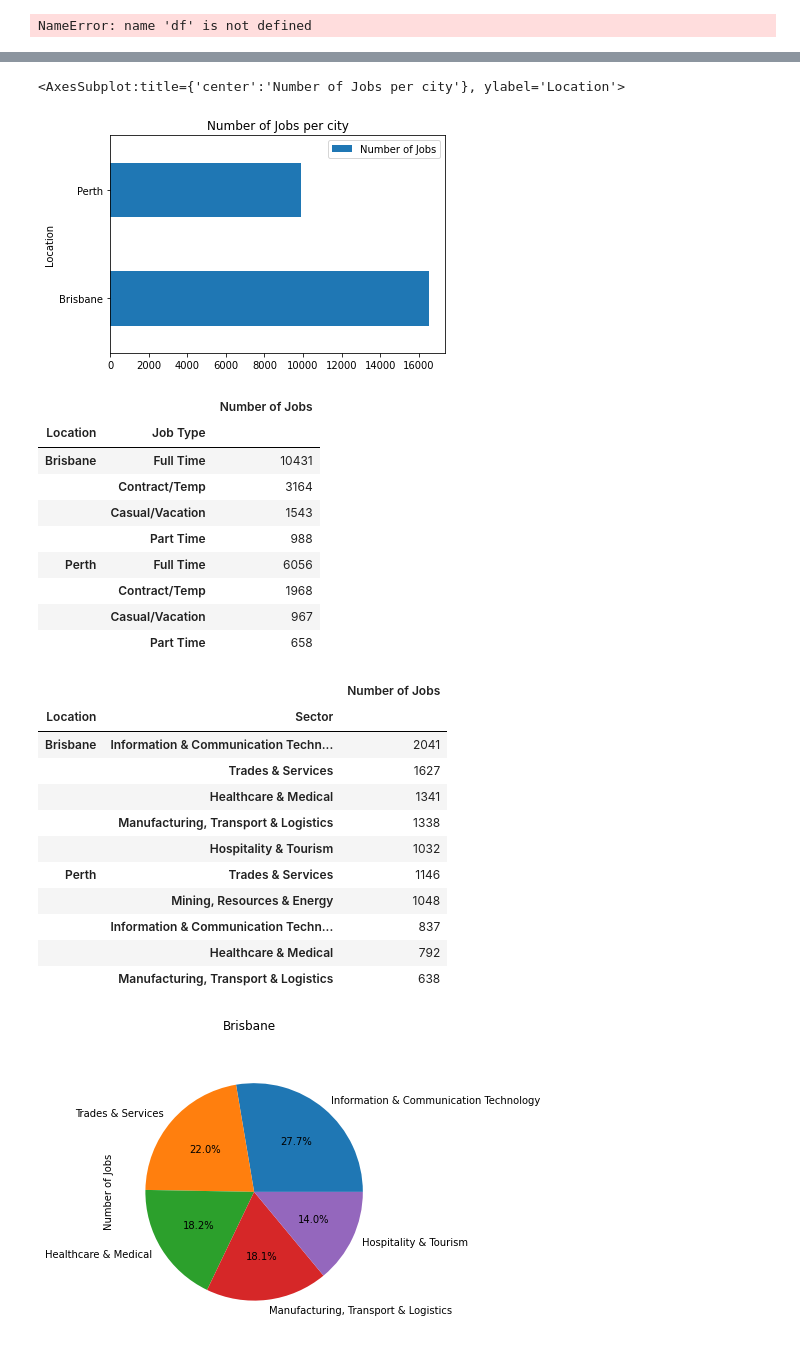
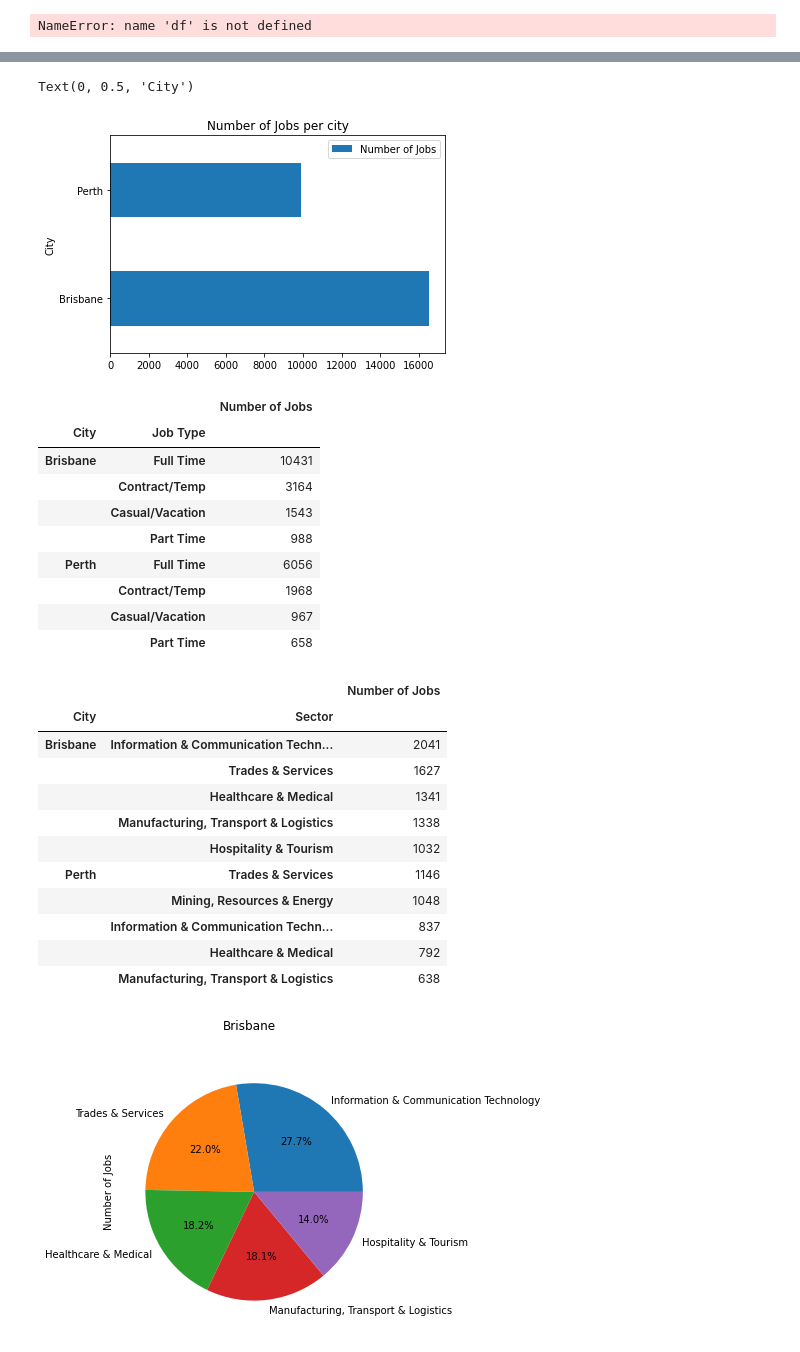
Before and after one commit to muriloOliveira7/7030ICTAssignmentPart2, a Jupyter notebook: job_market.ipynb, the cells around one changed output, grey strips where cells are left out. Cells and saved outputs as stored; diff of their text form; code cells hidden in the pictures.

```diff
--- a/job_market.ipynb
+++ b/job_market.ipynb
@@ -156,34 +156,35 @@ dfm.head()
 # %%
 # I will compare Brisbane and Perth in the next section
 # Counting the number of job posts per city (Brisbane and Perth)
 dfm0 = dfm.drop(['Id','Date','Company','JobType','Area','SubClassification','Requirement','FullDescription','Classification','LowestSalary','HighestSalary'], axis=1)
 dfm0 = dfm0[(dfm0['Location']=='Brisbane')]
 dfm0.rename({'Title':'Number of Jobs'}, axis=1, inplace=True)
 dfm0 = dfm0.groupby(['Location']).count().sort_values('Number of Jobs',ascending=False)
 
 dfm1 = dfm.drop(['Id','Date','Company','JobType','Area','SubClassification','Requirement','FullDescription','Classification','LowestSalary','HighestSalary'], axis=1)
 dfm1 = dfm1[(dfm1['Location']=='Perth')]
 dfm1.rename({'Title':'Number of Jobs'}, axis=1, inplace=True)
 dfm1 = dfm1.groupby(['Location']).count().sort_values('Number of Jobs',ascending=False)
 
 dfm0 = pd.concat(([dfm0,dfm1]))
 
-dfm0.plot(kind='barh', title='Number of Jobs per city')
+ax0 = dfm0.plot(kind='barh', title='Number of Jobs per city')
+ax0.set_ylabel('City')
 # %% [output]
-<AxesSubplot:title={'center':'Number of Jobs per city'}, ylabel='Location'>
+Text(0, 0.5, 'City')
-[figure, old version]
+[figure, new version]
 # %%
 # Couting the number of jobs divided by Job Type and Location
 dfm2 = dfm.drop(['Id','Date','Company','Area','SubClassification','Requirement','FullDescription','Classification','LowestSalary','HighestSalary'], axis=1)
 dfm2 = dfm2[(dfm2['Location']=='Brisbane')]
-dfm2.rename({'Title':'Number of Jobs', 'JobType': 'Job Type'}, axis=1, inplace=True)
-dfm2 = dfm2.groupby(['Location','Job Type']).count().sort_values('Number of Jobs',ascending=False)
+dfm2.rename({'Title':'Number of Jobs', 'JobType': 'Job Type', 'Location': 'City'}, axis=1, inplace=True)
+dfm2 = dfm2.groupby(['City','Job Type']).count().sort_values('Number of Jobs',ascending=False)
 
 
 dfm3 = dfm.drop(['Id','Date','Company','Area','SubClassification','Requirement','FullDescription','Classification','LowestSalary','HighestSalary'], axis=1)
 dfm3 = dfm3[(dfm3['Location']=='Perth')]
-dfm3.rename({'Title':'Number of Jobs', 'JobType': 'Job Type'}, axis=1,inplace=True)
-dfm3 = dfm3.groupby(['Location','Job Type']).count().sort_values('Number of Jobs',ascending=False)
+dfm3.rename({'Title':'Number of Jobs', 'JobType': 'Job Type', 'Location': 'City'}, axis=1,inplace=True)
+dfm3 = dfm3.groupby(['City','Job Type']).count().sort_values('Number of Jobs',ascending=False)
 
 dfm2 = pd.concat(([dfm2,dfm3]))
 
@@ -192,7 +193,7 @@ dfm2
 #ax = dfm0.unstack(level=0).plot(kind='barh', title='Number of Jobs per City and Job Type', figsize=(10,5)).legend(['Brisbane', 'Perth'])
 # %% [output]
 |  |  | Number of Jobs |
-| Location | Job Type |  |
+| City | Job Type |  |
 | Brisbane | Full Time | 10431 |
 |  | Contract/Temp | 3164 |
 |  | Casual/Vacation | 1543 |
@@ -205,20 +206,20 @@ dfm2
 #Counting the number of job posts per city for the top 5 classification/sectors
 dfm4 = dfm.drop(['Id','Date','Company','Area','SubClassification','Requirement','FullDescription','JobType','LowestSalary','HighestSalary'], axis=1)
 dfm4 = dfm4[(dfm4['Location']=='Brisbane')]
-dfm4.rename({'Title':'Number of Jobs','Classification': 'Sector'}, axis=1, inplace=True)
-dfm4 = dfm4.groupby(['Location','Sector']).count().sort_values('Number of Jobs',ascending=False)
+dfm4.rename({'Title':'Number of Jobs','Classification': 'Sector', 'Location': 'City'}, axis=1, inplace=True)
+dfm4 = dfm4.groupby(['City','Sector']).count().sort_values('Number of Jobs',ascending=False)
 dfm4 = dfm4[:5].copy()
 
 dfm5 = dfm.drop(['Id','Date','Company','Area','SubClassification','Requirement','FullDescription','JobType','LowestSalary','HighestSalary'], axis=1)
 dfm5 = dfm5[(dfm5['Location']=='Perth')]
-dfm5.rename({'Title':'Number of Jobs','Classification': 'Sector'}, axis=1, inplace=True)
-dfm5 = dfm5.groupby(['Location','Sector']).count().sort_values('Number of Jobs',ascending=False)
+dfm5.rename({'Title':'Number of Jobs','Classification': 'Sector', 'Location': 'City'}, axis=1, inplace=True)
+dfm5 = dfm5.groupby(['City','Sector']).count().sort_values('Number of Jobs',ascending=False)
 dfm5 = dfm5[:5].copy()
 
 pd.concat(([dfm4,dfm5]))
 # %% [output]
 |  |  | Number of Jobs |
-| Location | Sector |  |
+| City | Sector |  |
 | Brisbane | Information & Communication Techn... | 2041 |
 |  | Trades & Services | 1627 |
 |  | Healthcare & Medical | 1341 |
```
Also changed, not shown: parts of 3 cells of this notebook.
